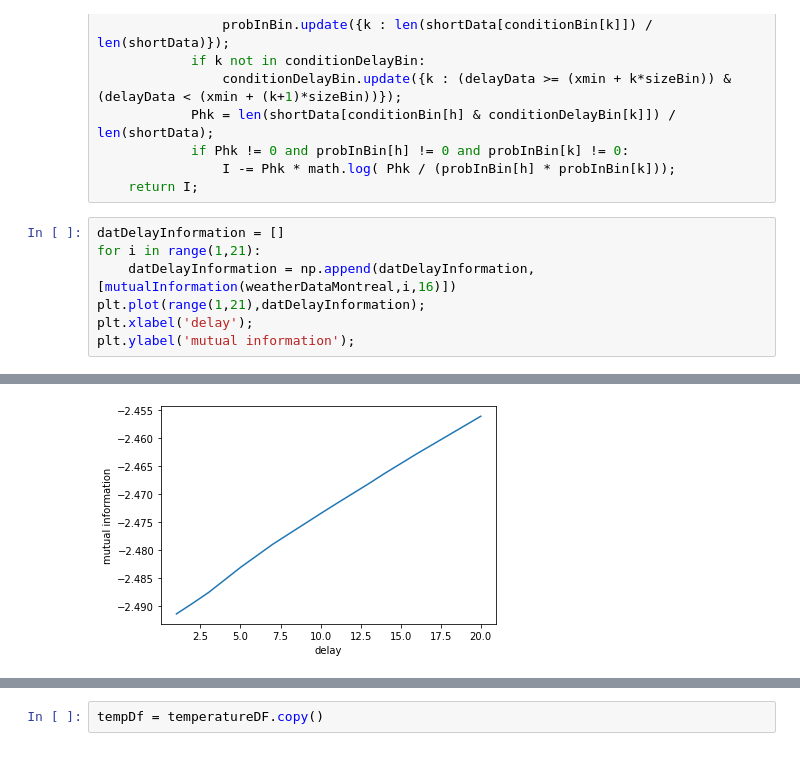
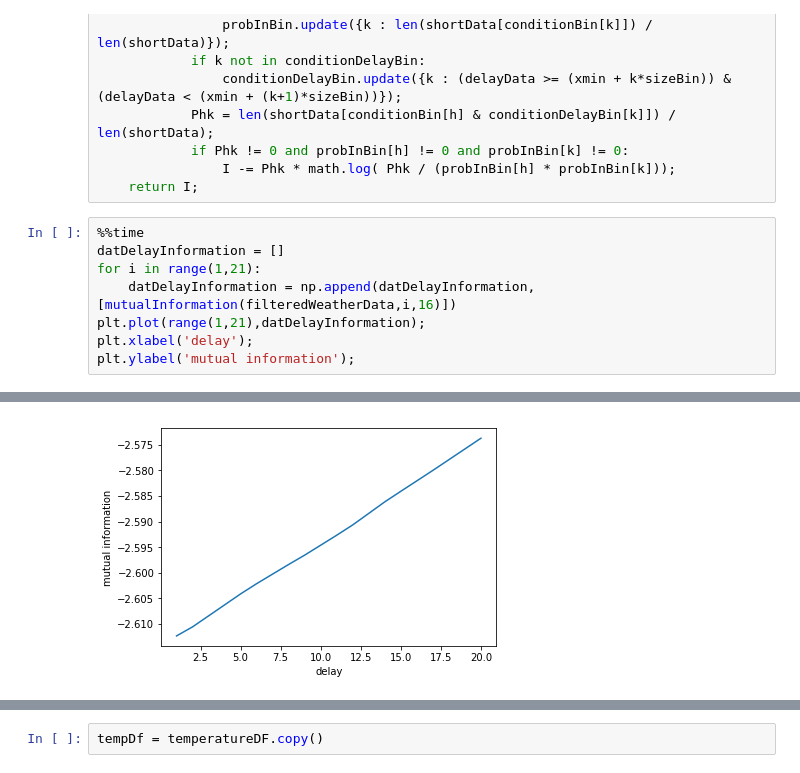
Before and after one commit to SpaceAntelope/dataframe-takens, a Jupyter notebook: Notebooks/PY Notebook.ipynb, the cells around one changed output, grey strips where cells are left out. Drawn from its saved outputs; the diff is of its cells as text.

```diff
--- a/Notebooks/PY Notebook.ipynb
+++ b/Notebooks/PY Notebook.ipynb
@@ -102,9 +102,10 @@ def mutualInformation(data, delay, nBins):
                 I -= Phk * math.log( Phk / (probInBin[h] * probInBin[k]));
     return I;
 # %%
+%%time
 datDelayInformation = []
 for i in range(1,21):
-    datDelayInformation = np.append(datDelayInformation,[mutualInformation(weatherDataMontreal,i,16)])
+    datDelayInformation = np.append(datDelayInformation,[mutualInformation(filteredWeatherData,i,16)])
 plt.plot(range(1,21),datDelayInformation);
 plt.xlabel('delay');
 plt.ylabel('mutual information');
@@ -112,3 +114,3 @@ plt.ylabel('mutual information');
-[figure, old version]
+[figure, new version]
 # %%
 #embedd into two dimensions
```
Also changed, not shown: parts of 21 cells of this notebook, 3 other files.
